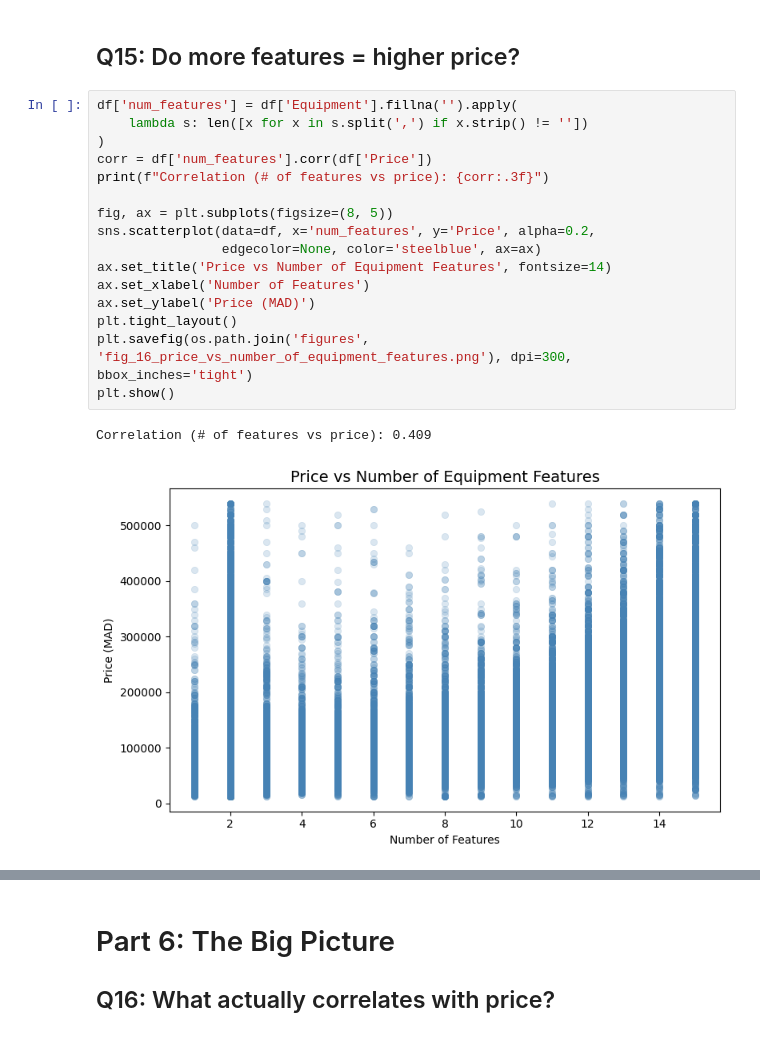
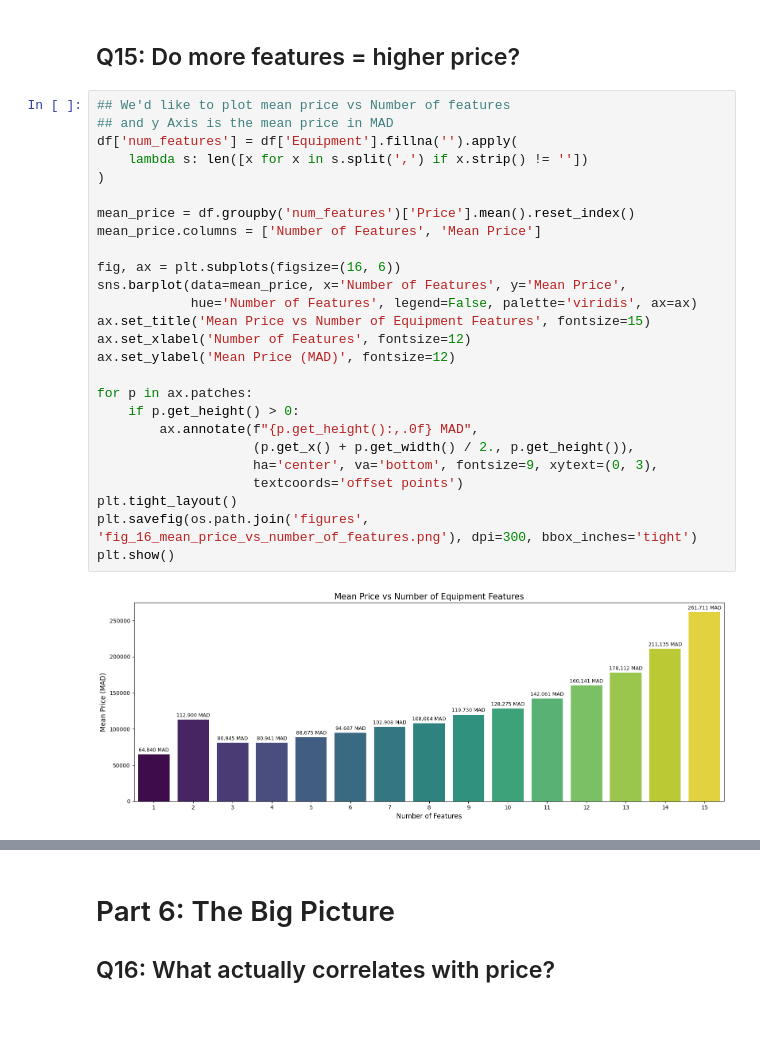
Before and after one commit to ahmed-bahlaoui/used_cars_dataset, a Jupyter notebook: notebook.ipynb, the cells around one changed output, grey strips where cells are left out. Saved outputs shown, nothing was run; the diff lists cells and outputs as text.

```diff
--- a/notebook.ipynb
+++ b/notebook.ipynb
@@ -616,21 +623,30 @@ plt.show()
 # %% [markdown]
 ## Q15: Do more features = higher price?
 # %%
+## We'd like to plot mean price vs Number of features
+## and y Axis is the mean price in MAD
 df['num_features'] = df['Equipment'].fillna('').apply(
     lambda s: len([x for x in s.split(',') if x.strip() != ''])
 )
-corr = df['num_features'].corr(df['Price'])
-print(f"Correlation (# of features vs price): {corr:.3f}")
 
-fig, ax = plt.subplots(figsize=(8, 5))
-sns.scatterplot(data=df, x='num_features', y='Price', alpha=0.2,
-                edgecolor=None, color='steelblue', ax=ax)
-ax.set_title('Price vs Number of Equipment Features', fontsize=14)
-ax.set_xlabel('Number of Features')
-ax.set_ylabel('Price (MAD)')
+mean_price = df.groupby('num_features')['Price'].mean().reset_index()
+mean_price.columns = ['Number of Features', 'Mean Price']
+
+fig, ax = plt.subplots(figsize=(16, 6))
+sns.barplot(data=mean_price, x='Number of Features', y='Mean Price',
+            hue='Number of Features', legend=False, palette='viridis', ax=ax)
+ax.set_title('Mean Price vs Number of Equipment Features', fontsize=15)
+ax.set_xlabel('Number of Features', fontsize=12)
+ax.set_ylabel('Mean Price (MAD)', fontsize=12)
+
+for p in ax.patches:
+    if p.get_height() > 0:
+        ax.annotate(f"{p.get_height():,.0f} MAD",
+                    (p.get_x() + p.get_width() / 2., p.get_height()),
+                    ha='center', va='bottom', fontsize=9, xytext=(0, 3),
+                    textcoords='offset points')
 plt.tight_layout()
-plt.savefig(os.path.join('figures', 'fig_16_price_vs_number_of_equipment_features.png'), dpi=300, bbox_inches='tight')
+plt.savefig(os.path.join('figures', 'fig_16_mean_price_vs_number_of_features.png'), dpi=300, bbox_inches='tight')
 plt.show()
 # %% [output]
-Correlation (# of features vs price): 0.409
-[figure, old version]
+[figure, new version]
```
Also changed, not shown: parts of 7 cells of this notebook, 20 other files.
